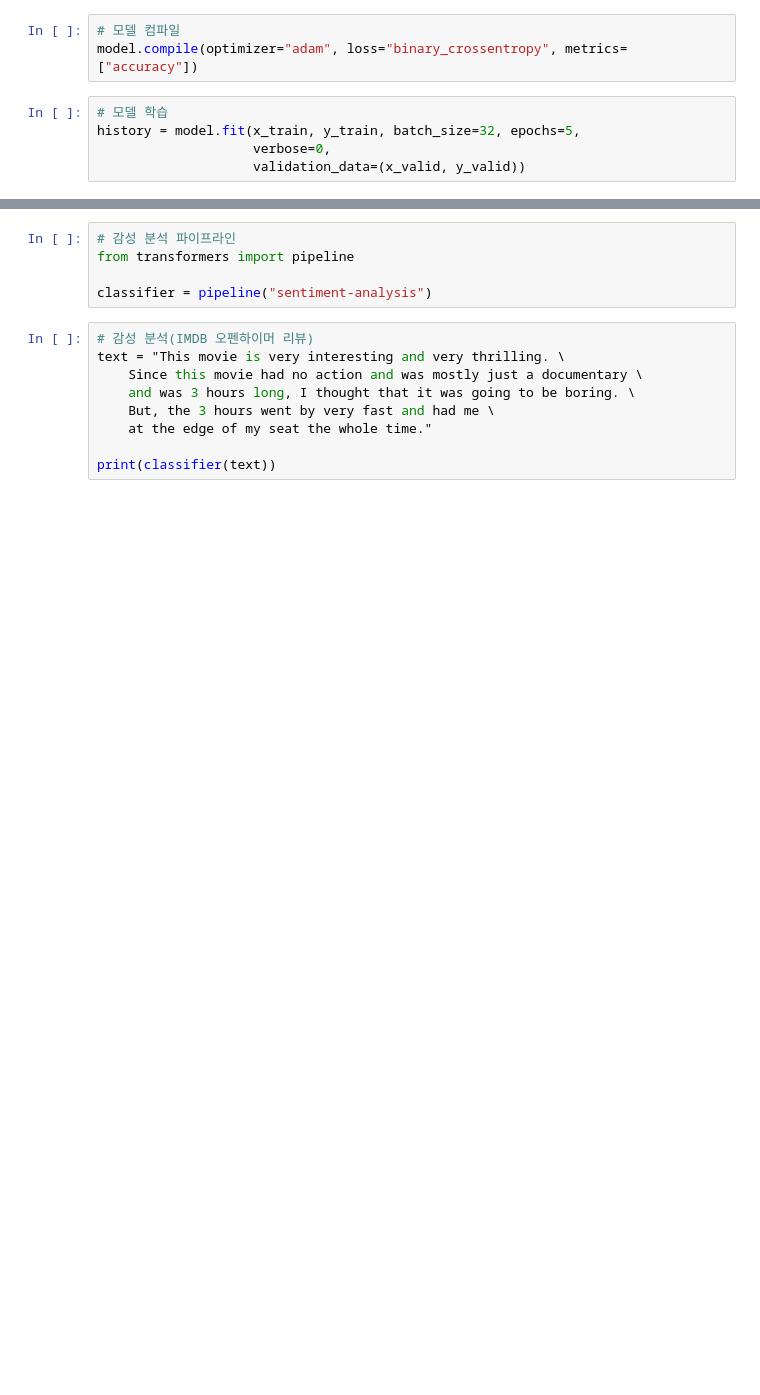
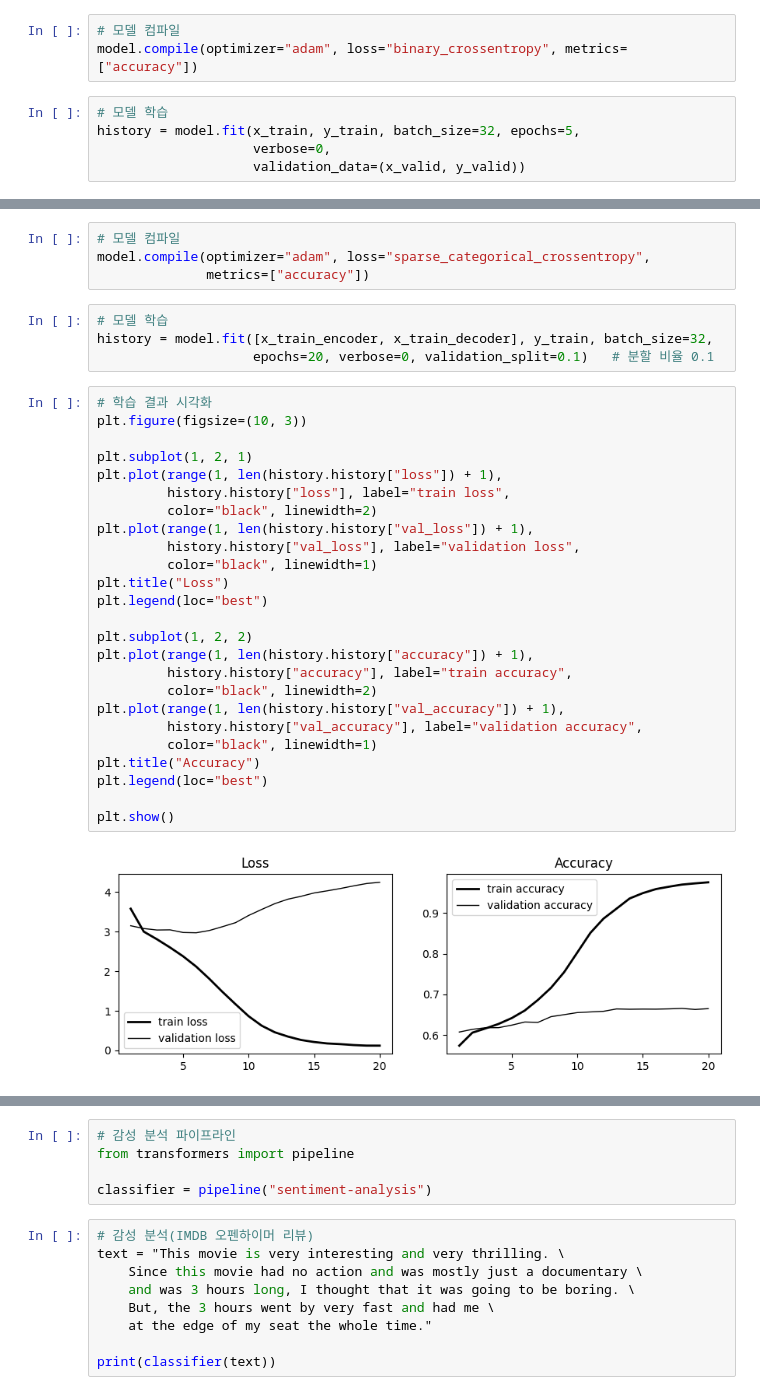
Before and after one commit to changsuk-oh/introduction-to-deep-learning, a Jupyter notebook: 8장_자연어_처리.ipynb, the cells around one changed output, grey strips where cells are left out. Saved outputs shown, nothing was run; the diff lists cells and outputs as text; blank space fills up the shorter version.

```diff
--- a/8장_자연어_처리.ipynb
+++ b/8장_자연어_처리.ipynb
@@ -215,0 +396,35 @@ predict: 1
+# %%
+# 모델 컴파일
+model.compile(optimizer="adam", loss="sparse_categorical_crossentropy",
+              metrics=["accuracy"])
+# %%
+# 모델 학습
+history = model.fit([x_train_encoder, x_train_decoder], y_train, batch_size=32,
+                    epochs=20, verbose=0, validation_split=0.1)   # 분할 비율 0.1
+# %%
+# 학습 결과 시각화
+plt.figure(figsize=(10, 3))
+
+plt.subplot(1, 2, 1)
+plt.plot(range(1, len(history.history["loss"]) + 1),
+         history.history["loss"], label="train loss",
+         color="black", linewidth=2)
+plt.plot(range(1, len(history.history["val_loss"]) + 1),
+         history.history["val_loss"], label="validation loss",
+         color="black", linewidth=1)
+plt.title("Loss")
+plt.legend(loc="best")
+
+plt.subplot(1, 2, 2)
+plt.plot(range(1, len(history.history["accuracy"]) + 1),
+         history.history["accuracy"], label="train accuracy",
+         color="black", linewidth=2)
+plt.plot(range(1, len(history.history["val_accuracy"]) + 1),
+         history.history["val_accuracy"], label="validation accuracy",
+         color="black", linewidth=1)
+plt.title("Accuracy")
+plt.legend(loc="best")
+
+plt.show()
+# %% [output]
+[figure, added]
```
Also changed, not shown: parts of 26 cells of this notebook, 1 other file.
